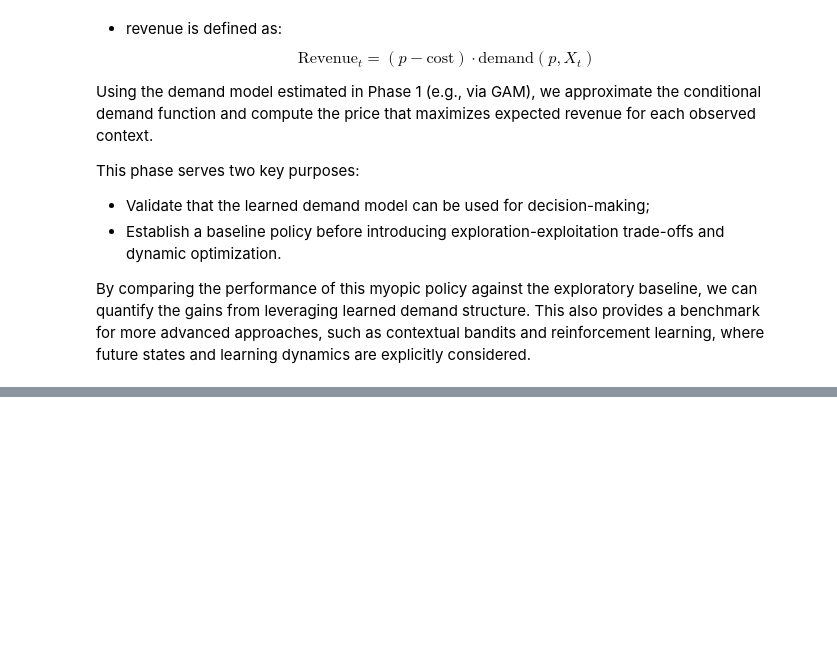
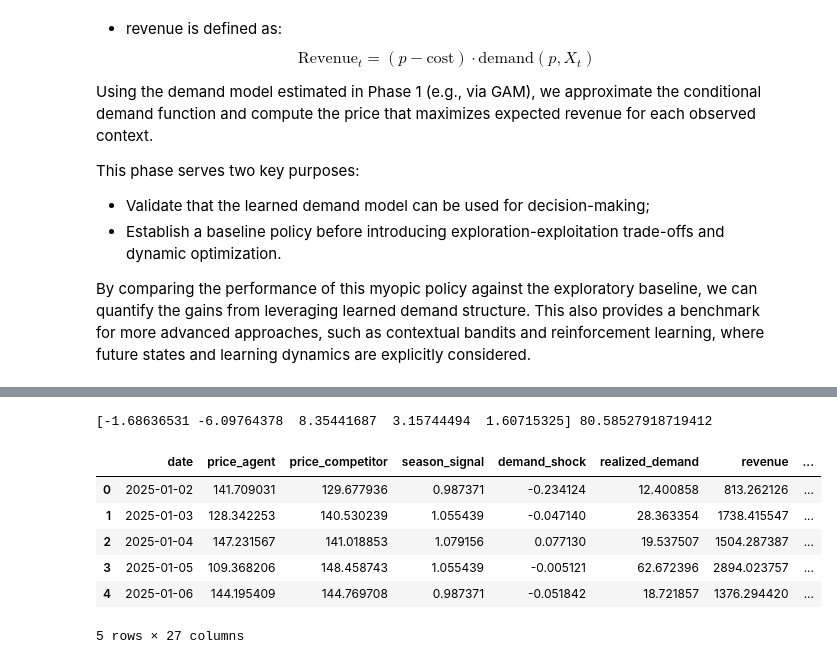
Before and after one commit to brenospires/data-science-examples, a Jupyter notebook: Pricing/2_dynamic_pricing_with_rl/phase_2.ipynb, the cells around one changed output, grey strips where cells are left out. Saved outputs shown, nothing was run; the diff lists cells and outputs as text; code cells hidden in the pictures; blank space fills up the shorter version.

```diff
--- a/Pricing/2_dynamic_pricing_with_rl/phase_2.ipynb
+++ b/Pricing/2_dynamic_pricing_with_rl/phase_2.ipynb
@@ -65,24 +56,0 @@ X = scaler.transform(df[["price_agent", "price_competitor", "season_signal"]])
-# %%
-def predict_demand(model, X_row, price_grid, feature_index_price=0):
-
-    X_sim = np.tile(X_row, (len(price_grid), 1))
-    X_sim[:, feature_index_price] = price_grid
-
-    demand_pred = model.predict(X_sim)
-    demand_pred = np.exp(demand_pred)
-    demand_pred = np.clip(demand_pred, 1, 2500)
-
-    return demand_pred
-
-def compute_revenue(price_grid, demand_pred, unit_cost, fixed_cost):
-    return ((price_grid - unit_cost) * demand_pred) - fixed_cost
-
-def optimize_price(model, X_row, priors, price_grid):
-
-    demand_pred = predict_demand(model, X_row, price_grid)
-
-    price_raw = price_grid * scaler.scale_[0] + scaler.mean_[0]
-    revenue = compute_revenue(price_raw, demand_pred, priors.unit_cost, priors.fixed_cost)
-
-    idx = np.argmax(revenue)
-    return price_raw[idx], revenue[idx]
@@ -110,0 +232,12 @@ Total revenue uplift: 325435.77
+# %%
+opt = run_pipeline(df)
+opt["evaluation"].head()
+# %% [output]
+[-1.68636531 -6.09764378  8.35441687  3.15744494  1.60715325] 80.58527918719412
+|  | date | price_agent | price_competitor | season_signal | demand_shock | realized_demand | revenue | ... |
+| 0 | 2025-01-02 | 141.709031 | 129.677936 | 0.987371 | -0.234124 | 12.400858 | 813.262126 | ... |
+| 1 | 2025-01-03 | 128.342253 | 140.530239 | 1.055439 | -0.047140 | 28.363354 | 1738.415547 | ... |
+| 2 | 2025-01-04 | 147.231567 | 141.018853 | 1.079156 | 0.077130 | 19.537507 | 1504.287387 | ... |
+| 3 | 2025-01-05 | 109.368206 | 148.458743 | 1.055439 | -0.005121 | 62.672396 | 2894.023757 | ... |
+| 4 | 2025-01-06 | 144.195409 | 144.769708 | 0.987371 | -0.051842 | 18.721857 | 1376.294420 | ... |
+5 rows × 27 columns
```
Also changed, not shown: parts of 11 cells of this notebook, 1 other file.
